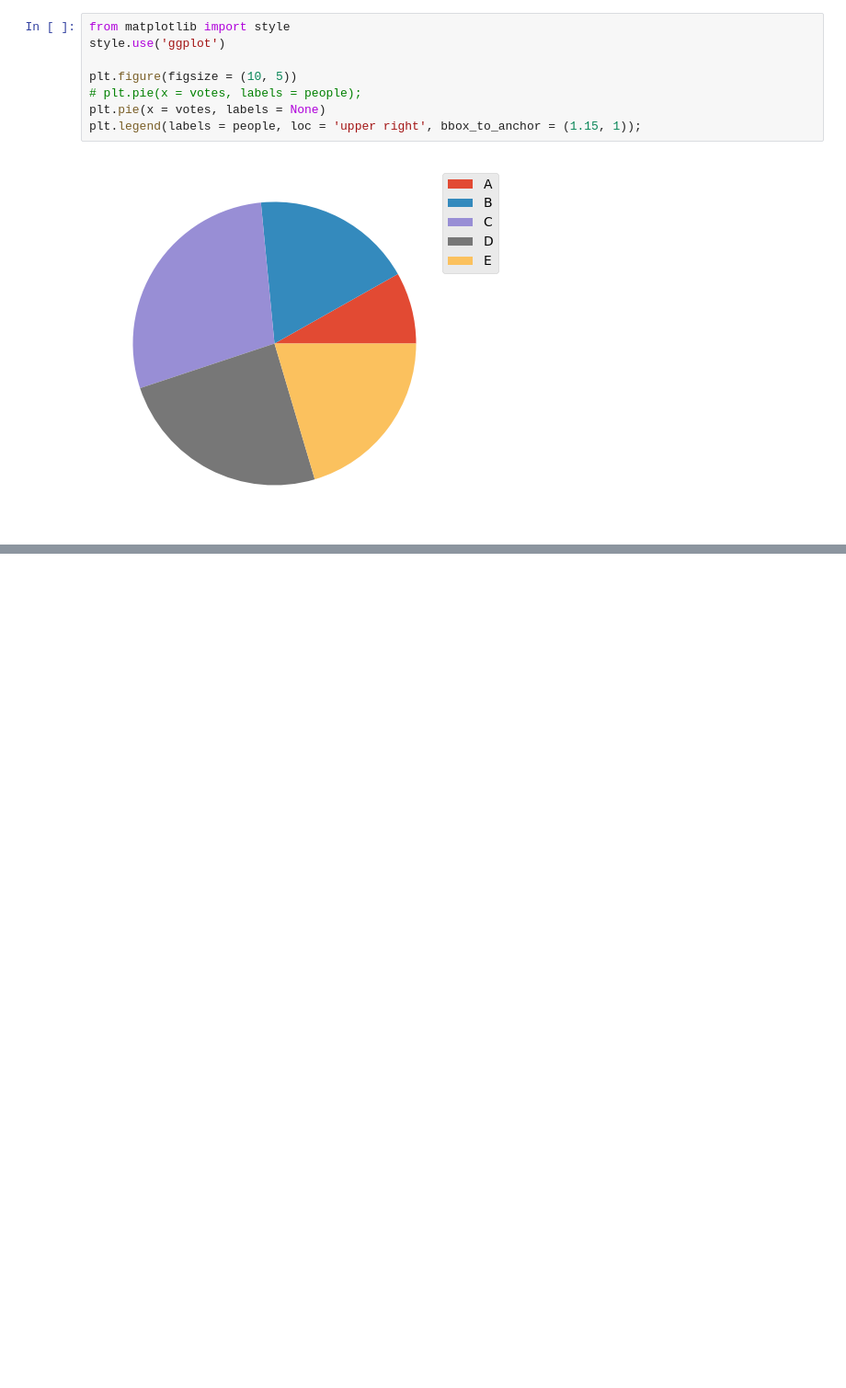
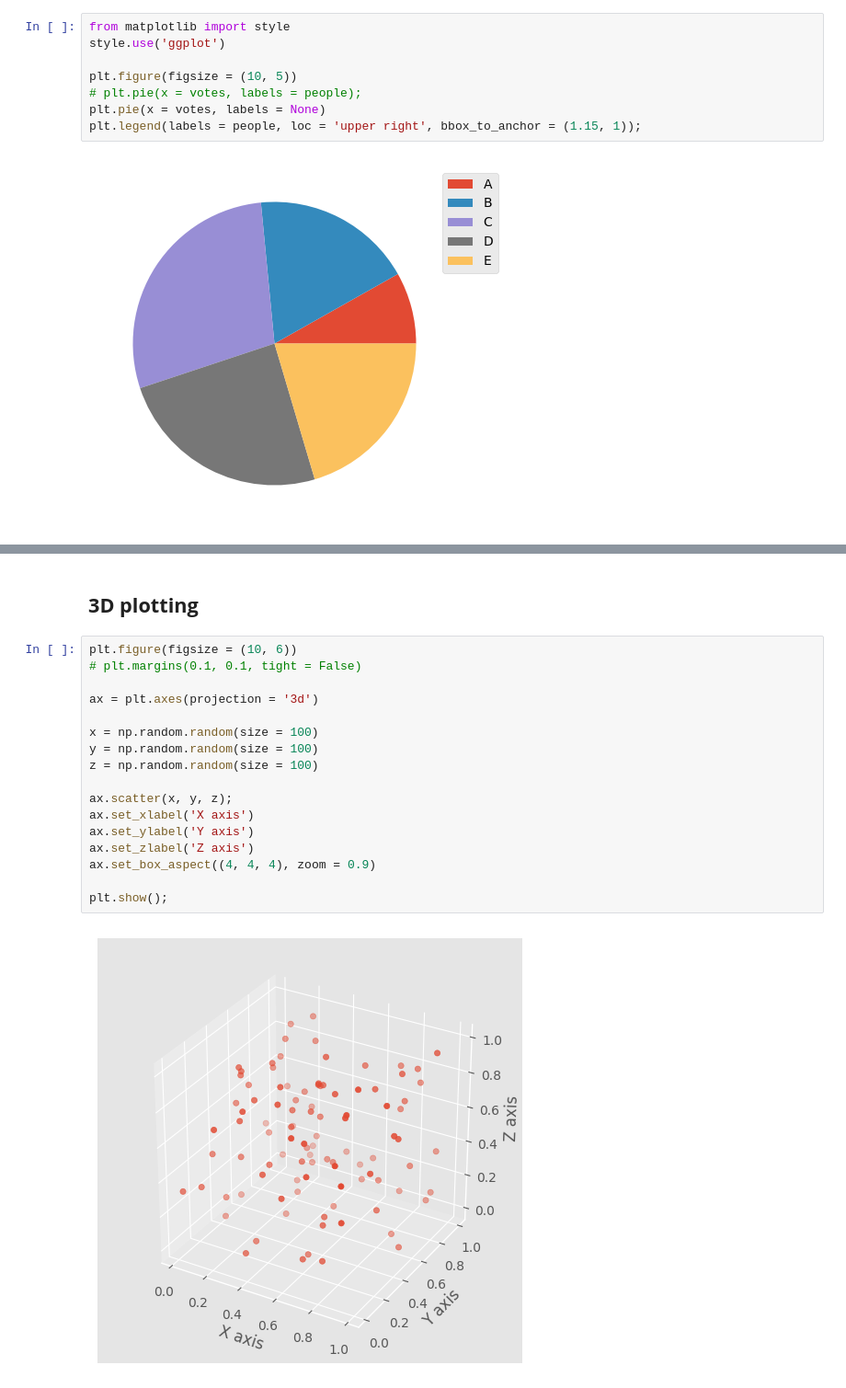
Before and after one commit to alchemistbg/matplotlib, a Jupyter notebook: matplotlib.ipynb, the cells around one changed output, grey strips where cells are left out. Shown at 92% size. Drawn from its saved outputs; the diff is of its cells as text; blank space fills up the shorter version.

```diff
--- a/matplotlib.ipynb
+++ b/matplotlib.ipynb
@@ -202,0 +246,21 @@ plt.legend(labels = people, loc = 'upper right', bbox_to_anchor = (1.15, 1));
+# %% [markdown]
+## **3D plotting**
+# %%
+plt.figure(figsize = (10, 6))
+# plt.margins(0.1, 0.1, tight = False)
+
+ax = plt.axes(projection = '3d')
+
+x = np.random.random(size = 100)
+y = np.random.random(size = 100)
+z = np.random.random(size = 100)
+
+ax.scatter(x, y, z);
+ax.set_xlabel('X axis')
+ax.set_ylabel('Y axis')
+ax.set_zlabel('Z axis')
+ax.set_box_aspect((4, 4, 4), zoom = 0.9)
+
+plt.show();
+# %% [output]
+[figure, added]
```
Also changed, not shown: parts of 22 cells of this notebook.
